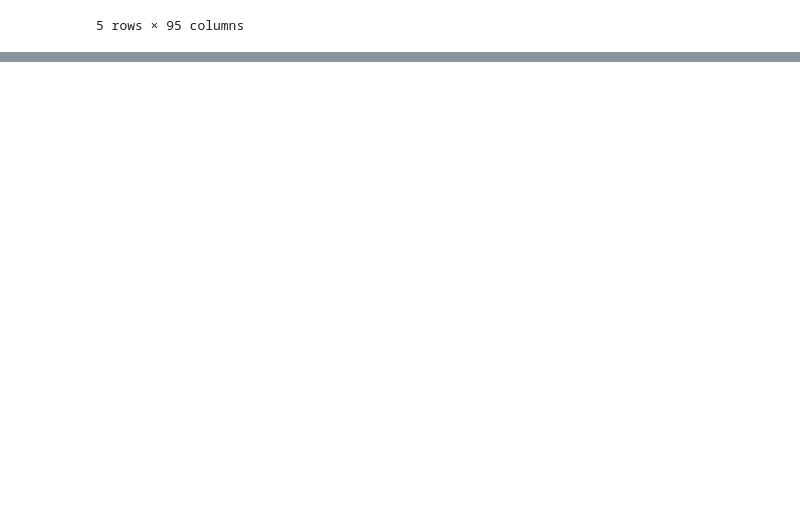
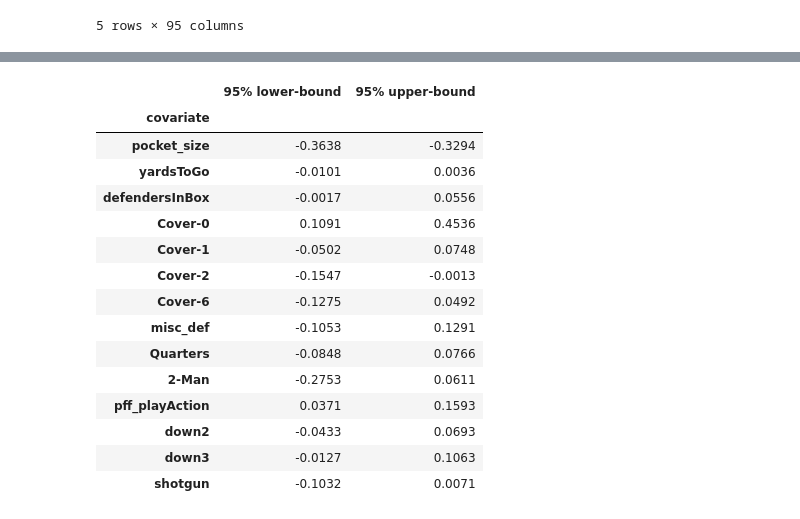
Before and after one commit to maschill/NFLPocketSurvival, a Jupyter notebook: cox_time_varying.ipynb, the cells around one changed output, grey strips where cells are left out. Saved outputs shown, nothing was run; the diff lists cells and outputs as text; code cells hidden in the pictures; blank space fills up the shorter version.

```diff
--- a/cox_time_varying.ipynb
+++ b/cox_time_varying.ipynb
@@ -333,0 +422,19 @@ plt.plot(np.exp(-1*np.multiply(plot_pred, pass_ctv.baseline_cumulative_hazard_.v
+# %%
+collapse_ctv.confidence_intervals_
+# %% [output]
+|  | 95% lower-bound | 95% upper-bound |
+| covariate |  |  |
+| pocket_size | -0.3638 | -0.3294 |
+| yardsToGo | -0.0101 | 0.0036 |
+| defendersInBox | -0.0017 | 0.0556 |
+| Cover-0 | 0.1091 | 0.4536 |
+| Cover-1 | -0.0502 | 0.0748 |
+| Cover-2 | -0.1547 | -0.0013 |
+| Cover-6 | -0.1275 | 0.0492 |
+| misc_def | -0.1053 | 0.1291 |
+| Quarters | -0.0848 | 0.0766 |
+| 2-Man | -0.2753 | 0.0611 |
+| pff_playAction | 0.0371 | 0.1593 |
+| down2 | -0.0433 | 0.0693 |
+| down3 | -0.0127 | 0.1063 |
+| shotgun | -0.1032 | 0.0071 |
```
Also changed, not shown: parts of 11 cells of this notebook, 2 other files.
